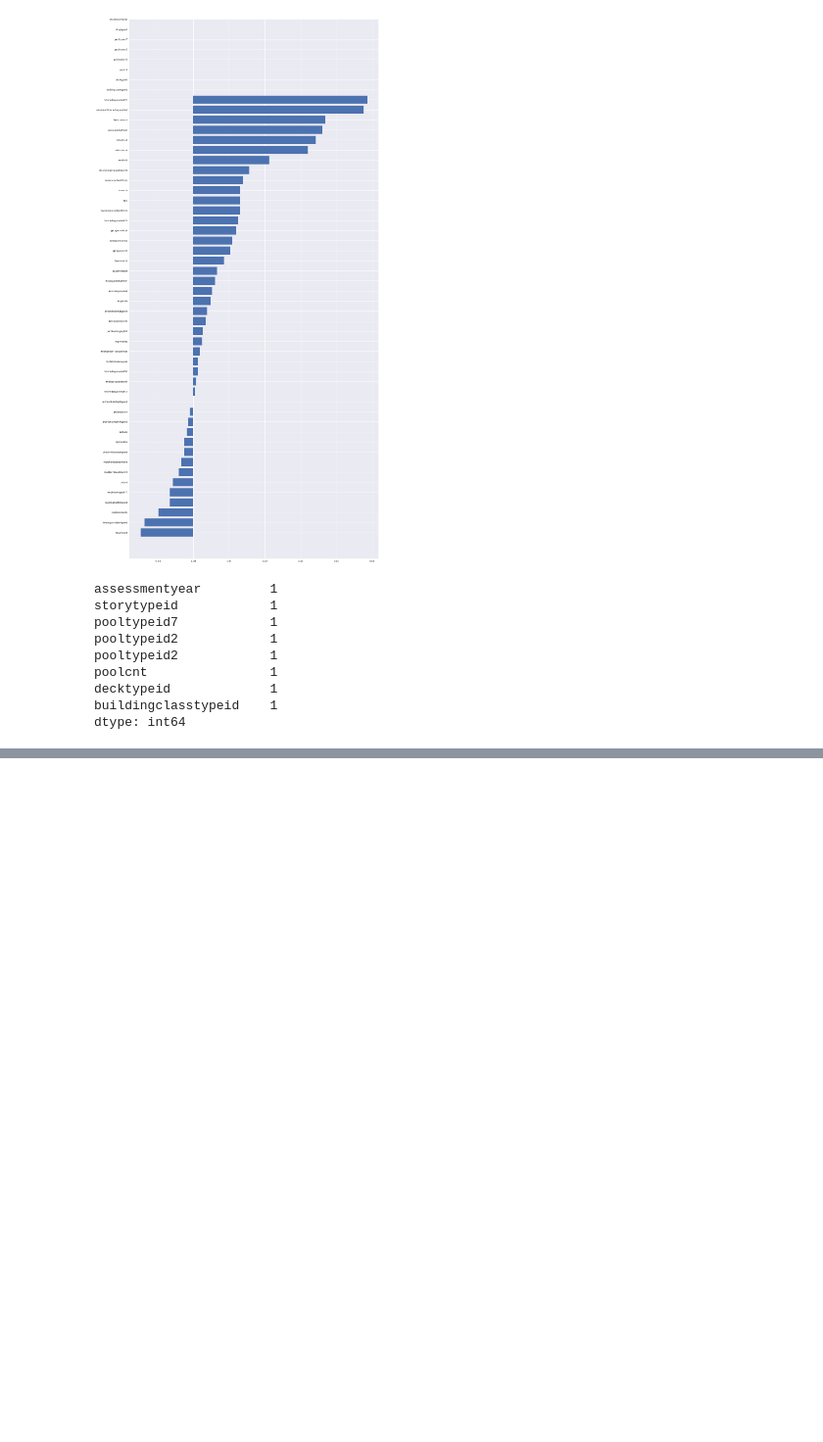
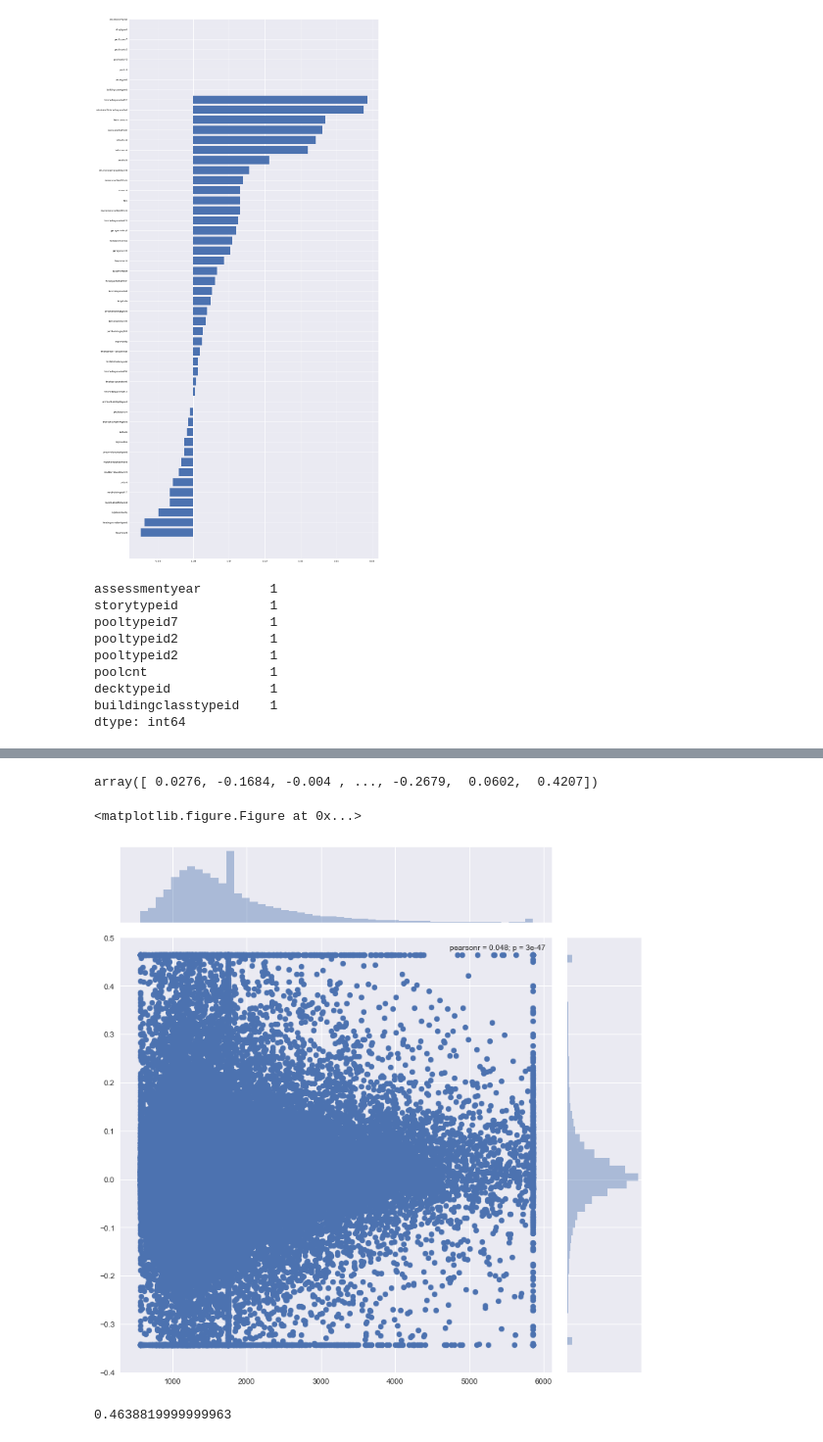
Before and after one commit to prabha-git/kaggle, a Jupyter notebook: Zillow House Value prediction/Simple Exploration Notebook - Zillow Prize.ipynb, the cells around one changed output, grey strips where cells are left out. Shown at 98% size. Cells and saved outputs as stored; diff of their text form; code cells hidden in the pictures; blank space fills up the shorter version.

```diff
--- a/Zillow House Value prediction/Simple Exploration Notebook - Zillow Prize.ipynb
+++ b/Zillow House Value prediction/Simple Exploration Notebook - Zillow Prize.ipynb
@@ -177,0 +200,3 @@ dtype: int64
+# %%
+train[col].ix[train[col]>ulimit]=ulimit
+train[col].ix[train[col]<llimit]=llimit
@@ -177,0 +235,12 @@ dtype: int64
+# %%
+train['logerror'].values
+# %% [output]
+array([ 0.0276, -0.1684, -0.004 , ..., -0.2679,  0.0602,  0.4207])
+# %%
+plt.figure(figsize=(12,12))
+sns.jointplot(x=train.finishedsquarefeet12.values,y=train['logerror'].values,size=10)
+sns.plt.ylim(-0.4,0.5)
+plt.show()
+# %% [output]
+<matplotlib.figure.Figure at 0x...>
+[figure, added]
@@ -177,0 +251,4 @@ dtype: int64
+# %%
+max(train['logerror'].values)
+# %% [output]
+0.4638819999999963
```
Also changed, not shown: parts of 25 cells of this notebook, 1 other file.
